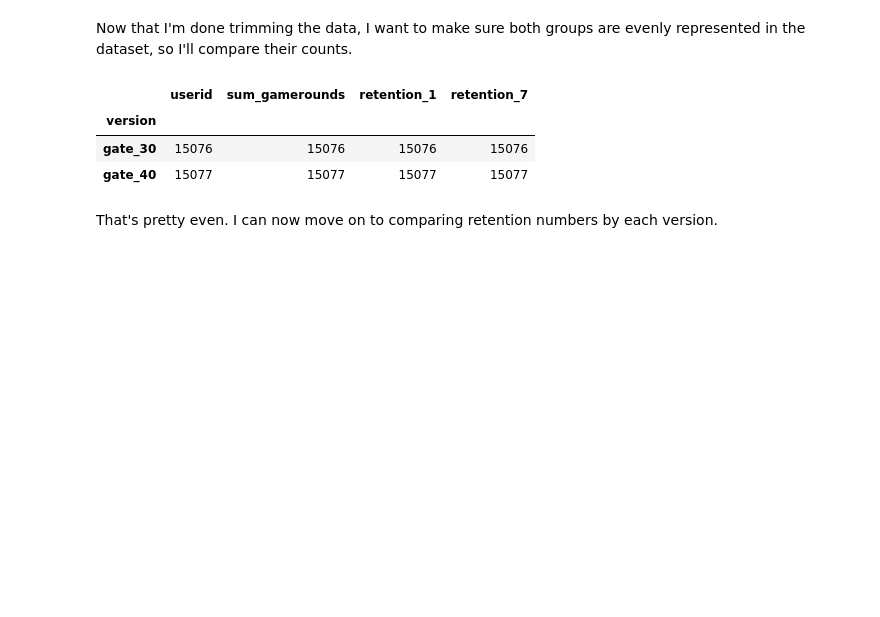
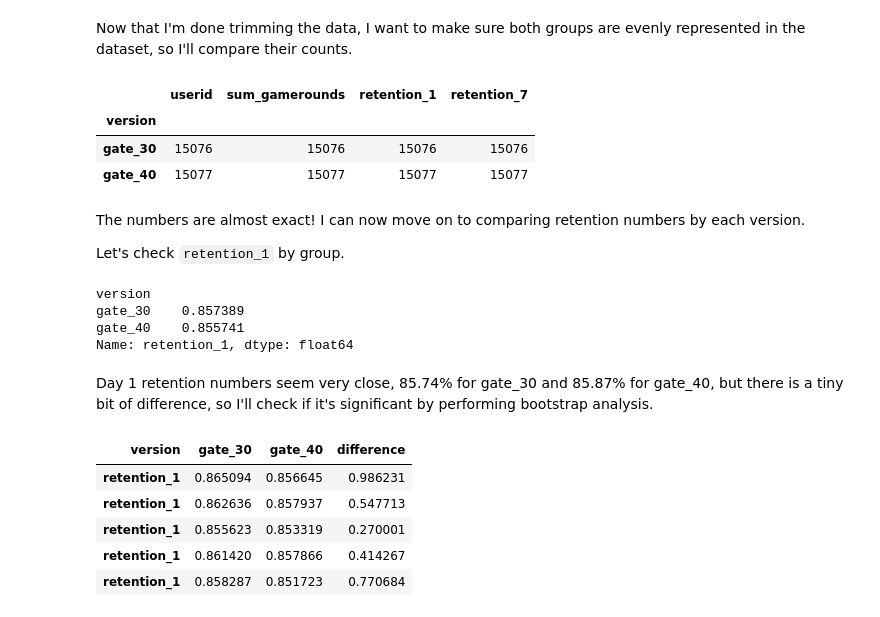
Before and after one commit to Stas-Medvedev/Game-Feature-AB-Test-Analysis, a Jupyter notebook: notebook.ipynb, the cells around one changed output. Cells and saved outputs as stored; diff of their text form; code cells hidden in the pictures; blank space fills up the shorter version.

````diff
--- a/notebook.ipynb
+++ b/notebook.ipynb
@@ -186,4 +186,32 @@ test_data.groupby('version').count()
 | gate_30 | 15076 | 15076 | 15076 | 15076 |
 | gate_40 | 15077 | 15077 | 15077 | 15077 |
 # %% [markdown]
-That's pretty even. I can now move on to comparing retention numbers by each version.
+The numbers are almost exact! I can now move on to comparing retention numbers by each version.
+
+Let's check ```retention_1``` by group.
+# %%
+test_data.groupby('version')['retention_1'].mean()
+# %% [output]
+version
+gate_30    0.857389
+gate_40    0.855741
+Name: retention_1, dtype: float64
+# %% [markdown]
+Day 1 retention numbers seem very close, 85.74% for gate_30 and 85.87% for gate_40, but there is a tiny bit of difference, so I'll check if it's significant by performing bootstrap analysis.
+# %%
+retention_1_bootstraps = []
+for i in range(10000):
+    bootstrap_mean = test_data.sample(frac=1,replace=True).groupby('version')['retention_1'].mean()
+    retention_1_bootstraps.append(bootstrap_mean)
+
+retention_1_bootstraps = pd.DataFrame(retention_1_bootstraps)
+retention_1_bootstraps['difference'] = \
+(retention_1_bootstraps['gate_30']-retention_1_bootstraps['gate_40'])/retention_1_bootstraps['gate_40']*100
+retention_1_bootstraps.head()
+# %% [output]
+| version | gate_30 | gate_40 | difference |
+| retention_1 | 0.865094 | 0.856645 | 0.986231 |
+| retention_1 | 0.862636 | 0.857937 | 0.547713 |
+| retention_1 | 0.855623 | 0.853319 | 0.270001 |
+| retention_1 | 0.861420 | 0.857866 | 0.414267 |
+| retention_1 | 0.858287 | 0.851723 | 0.770684 |
````
Also changed, not shown: parts of 13 cells of this notebook.
